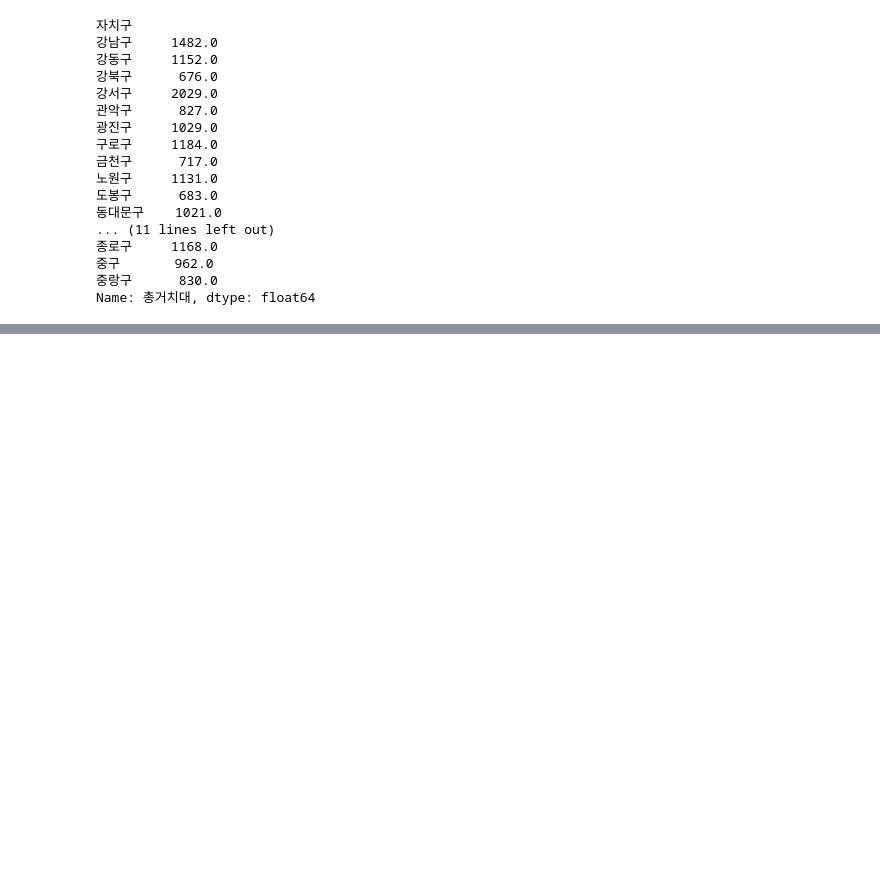
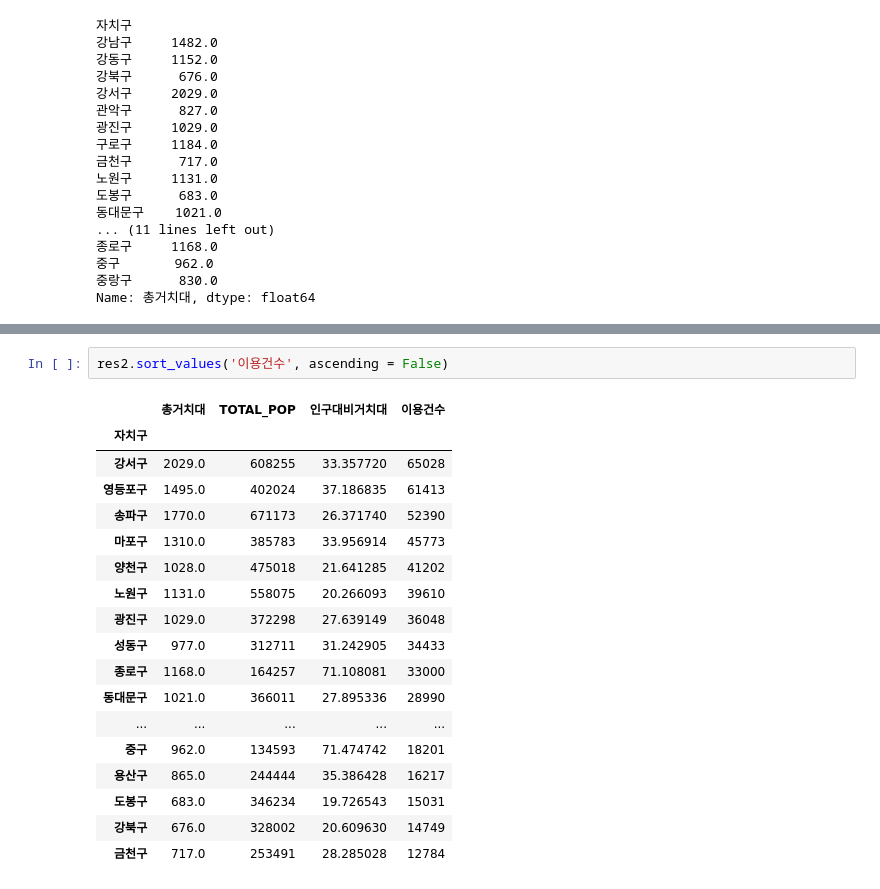
Before and after one commit to Daikoku1/-, a Jupyter notebook: 따릉이분석.ipynb, the cells around one changed output, grey strips where cells are left out. Cells and saved outputs as stored; diff of their text form; blank space fills up the shorter version.

```diff
--- a/따릉이분석.ipynb
+++ b/따릉이분석.ipynb
@@ -91,0 +258,21 @@ seoul_sgg_stat.head()
+# %%
+res2.sort_values('이용건수', ascending = False)
+# %% [output]
+|  | 총거치대 | TOTAL_POP | 인구대비거치대 | 이용건수 |
+| 자치구 |  |  |  |  |
+| 강서구 | 2029.0 | 608255 | 33.357720 | 65028 |
+| 영등포구 | 1495.0 | 402024 | 37.186835 | 61413 |
+| 송파구 | 1770.0 | 671173 | 26.371740 | 52390 |
+| 마포구 | 1310.0 | 385783 | 33.956914 | 45773 |
+| 양천구 | 1028.0 | 475018 | 21.641285 | 41202 |
+| 노원구 | 1131.0 | 558075 | 20.266093 | 39610 |
+| 광진구 | 1029.0 | 372298 | 27.639149 | 36048 |
+| 성동구 | 977.0 | 312711 | 31.242905 | 34433 |
+| 종로구 | 1168.0 | 164257 | 71.108081 | 33000 |
+| 동대문구 | 1021.0 | 366011 | 27.895336 | 28990 |
+| ... | ... | ... | ... | ... |
+| 중구 | 962.0 | 134593 | 71.474742 | 18201 |
+| 용산구 | 865.0 | 244444 | 35.386428 | 16217 |
+| 도봉구 | 683.0 | 346234 | 19.726543 | 15031 |
+| 강북구 | 676.0 | 328002 | 20.609630 | 14749 |
+| 금천구 | 717.0 | 253491 | 28.285028 | 12784 |
```
Also changed, not shown: parts of 25 cells of this notebook.
